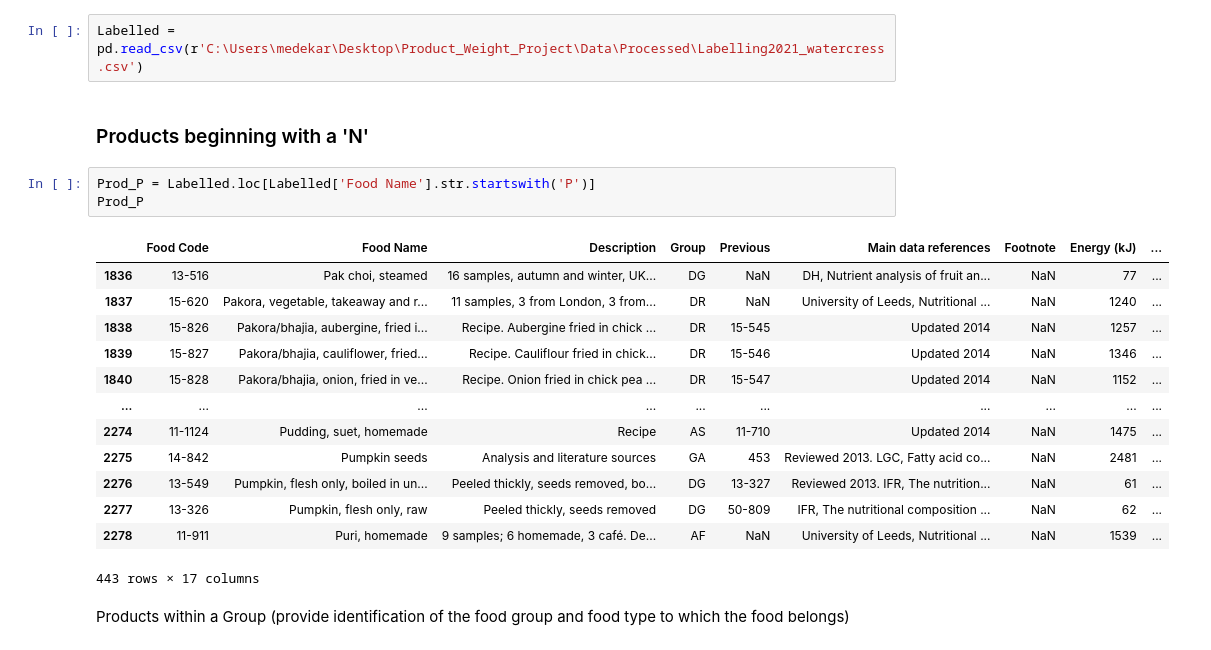
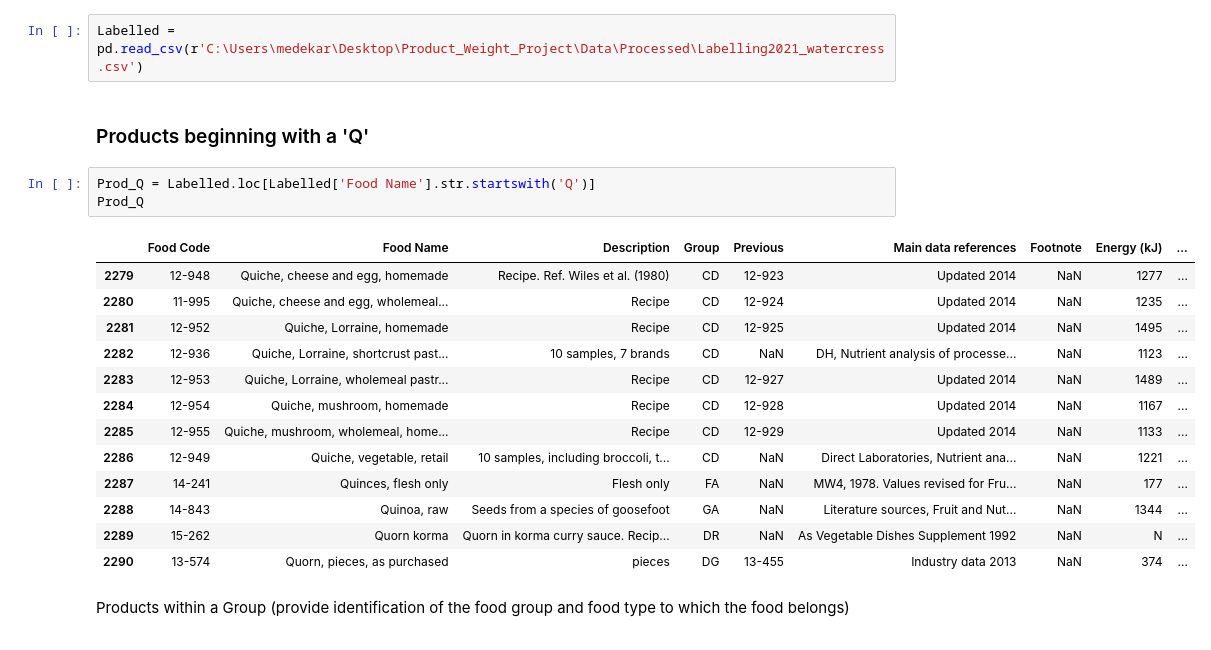
Before and after one commit to elliotkarikari/Product_Weight_Project, a Jupyter notebook: Jupter_notebooks/Reduction, Products that start with Q.ipynb, the cells around one changed output. Saved outputs shown, nothing was run; the diff lists cells and outputs as text.

```diff
--- a/Jupter_notebooks/Reduction, Products that start with Q.ipynb
+++ b/Jupter_notebooks/Reduction, Products that start with Q.ipynb
@@ -11,24 +11,24 @@ Read in Data
 # %%
 Labelled = pd.read_csv(r'C:\Users\medekar\Desktop\Product_Weight_Project\Data\Processed\Labelling2021_watercress.csv')
 # %% [markdown]
-### Products beginning with a 'N'
+### Products beginning with a 'Q'
 # %%
-Prod_P = Labelled.loc[Labelled['Food Name'].str.startswith('P')]
-Prod_P
+Prod_Q = Labelled.loc[Labelled['Food Name'].str.startswith('Q')]
+Prod_Q
 # %% [output]
 |  | Food Code | Food Name | Description | Group | Previous | Main data references | Footnote | Energy (kJ) | ... |
-| 1836 | 13-516 | Pak choi, steamed | 16 samples, autumn and winter, UK... | DG | NaN | DH, Nutrient analysis of fruit an... | NaN | 77 | ... |
-| 1837 | 15-620 | Pakora, vegetable, takeaway and r... | 11 samples, 3 from London, 3 from... | DR | NaN | University of Leeds, Nutritional ... | NaN | 1240 | ... |
-| 1838 | 15-826 | Pakora/bhajia, aubergine, fried i... | Recipe. Aubergine fried in chick ... | DR | 15-545 | Updated 2014 | NaN | 1257 | ... |
-| 1839 | 15-827 | Pakora/bhajia, cauliflower, fried... | Recipe. Cauliflour fried in chick... | DR | 15-546 | Updated 2014 | NaN | 1346 | ... |
-| 1840 | 15-828 | Pakora/bhajia, onion, fried in ve... | Recipe. Onion fried in chick pea ... | DR | 15-547 | Updated 2014 | NaN | 1152 | ... |
-| ... | ... | ... | ... | ... | ... | ... | ... | ... | ... |
-| 2274 | 11-1124 | Pudding, suet, homemade | Recipe | AS | 11-710 | Updated 2014 | NaN | 1475 | ... |
-| 2275 | 14-842 | Pumpkin seeds | Analysis and literature sources | GA | 453 | Reviewed 2013. LGC, Fatty acid co... | NaN | 2481 | ... |
-| 2276 | 13-549 | Pumpkin, flesh only, boiled in un... | Peeled thickly, seeds removed, bo... | DG | 13-327 | Reviewed 2013. IFR, The nutrition... | NaN | 61 | ... |
-| 2277 | 13-326 | Pumpkin, flesh only, raw | Peeled thickly, seeds removed | DG | 50-809 | IFR, The nutritional composition ... | NaN | 62 | ... |
-| 2278 | 11-911 | Puri, homemade | 9 samples; 6 homemade, 3 café. De... | AF | NaN | University of Leeds, Nutritional ... | NaN | 1539 | ... |
+| 2279 | 12-948 | Quiche, cheese and egg, homemade | Recipe. Ref. Wiles et al. (1980) | CD | 12-923 | Updated 2014 | NaN | 1277 | ... |
+| 2280 | 11-995 | Quiche, cheese and egg, wholemeal... | Recipe | CD | 12-924 | Updated 2014 | NaN | 1235 | ... |
+| 2281 | 12-952 | Quiche, Lorraine, homemade | Recipe | CD | 12-925 | Updated 2014 | NaN | 1495 | ... |
+| 2282 | 12-936 | Quiche, Lorraine, shortcrust past... | 10 samples, 7 brands | CD | NaN | DH, Nutrient analysis of processe... | NaN | 1123 | ... |
+| 2283 | 12-953 | Quiche, Lorraine, wholemeal pastr... | Recipe | CD | 12-927 | Updated 2014 | NaN | 1489 | ... |
+| 2284 | 12-954 | Quiche, mushroom, homemade | Recipe | CD | 12-928 | Updated 2014 | NaN | 1167 | ... |
+| 2285 | 12-955 | Quiche, mushroom, wholemeal, home... | Recipe | CD | 12-929 | Updated 2014 | NaN | 1133 | ... |
+| 2286 | 12-949 | Quiche, vegetable, retail | 10 samples, including broccoli, t... | CD | NaN | Direct Laboratories, Nutrient ana... | NaN | 1221 | ... |
+| 2287 | 14-241 | Quinces, flesh only | Flesh only | FA | NaN | MW4, 1978. Values revised for Fru... | NaN | 177 | ... |
+| 2288 | 14-843 | Quinoa, raw | Seeds from a species of goosefoot | GA | NaN | Literature sources, Fruit and Nut... | NaN | 1344 | ... |
+| 2289 | 15-262 | Quorn korma | Quorn in korma curry sauce. Recip... | DR | NaN | As Vegetable Dishes Supplement 1992 | NaN | N | ... |
+| 2290 | 13-574 | Quorn, pieces, as purchased | pieces | DG | 13-455 | Industry data 2013 | NaN | 374 | ... |
-443 rows × 17 columns
 # %% [markdown]
 Products within a Group (provide identification of the food group and food type to which the food belongs)
 # %%
```
Also changed, not shown: parts of 26 cells of this notebook.
